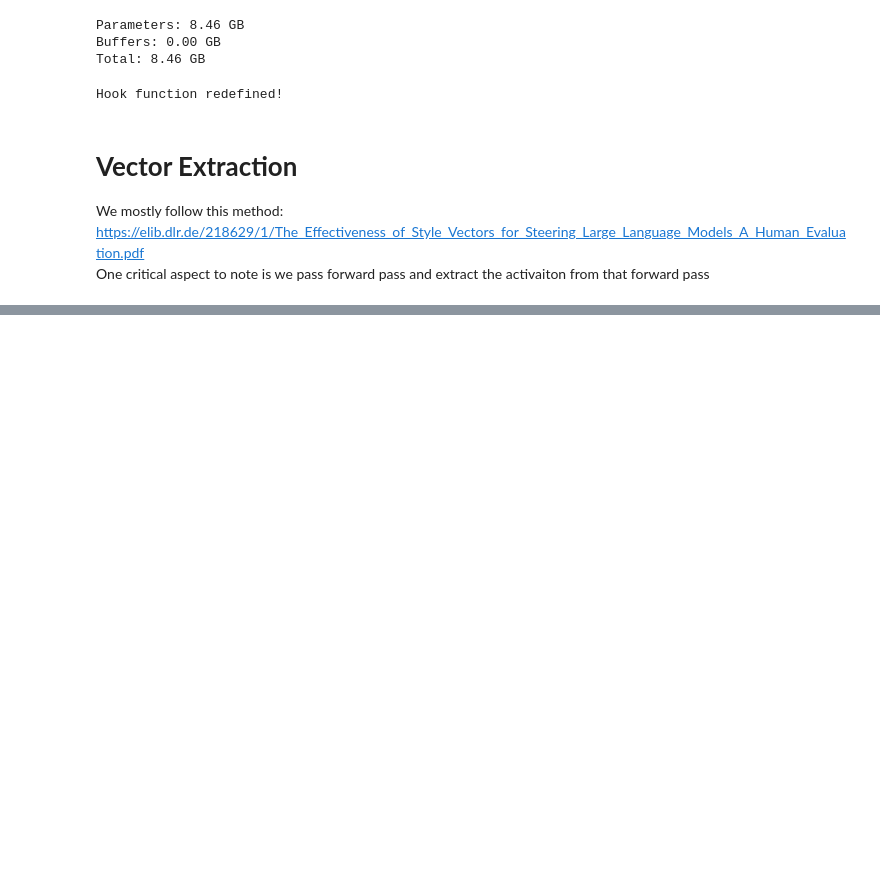
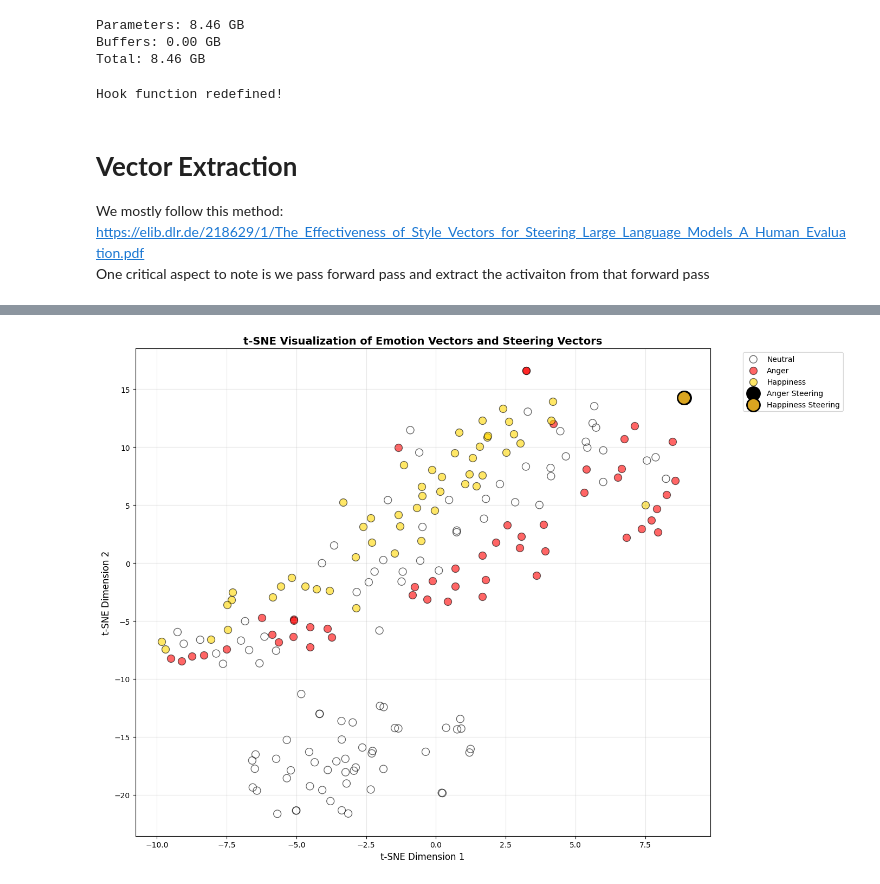
Before and after one commit to noobylub/Dissertation_Project, a Jupyter notebook: test.ipynb, the cells around one changed output, grey strips where cells are left out. Saved outputs shown, nothing was run; the diff lists cells and outputs as text; code cells hidden in the pictures; blank space fills up the shorter version.

Commit message:
done with steering, jsut need to refine

```diff
--- a/test.ipynb
+++ b/test.ipynb
@@ -353,0 +533,19 @@ torch.Size([1, 1, 4096])
+# %%
+vectors = {
+    'neutral': [],
+    'anger': [],
+    'happiness': []
+}
+layer = 20
+# %%
+for prompt in neutral_prompts:
+    vector = generate_extract(prompt, model, tokenizer, max_new_tokens=200, layer_idx=layer)
+    vectors['neutral'].append(vector)
+
+for prompt in anger_prompts:
+    vector = generate_extract(prompt, model, tokenizer, max_new_tokens=200, layer_idx=layer)
+    vectors['anger'].append(vector)
+
+for prompt in happiness_prompts:
+    vector = generate_extract(prompt, model, tokenizer, max_new_tokens=200, layer_idx=layer)
+    vectors['happiness'].append(vector)
@@ -353,0 +605,74 @@ torch.Size([1, 1, 4096])
+# %%
+import matplotlib.pyplot as plt
+from sklearn.manifold import TSNE
+import numpy as np
+
+# Prepare data for t-SNE
+# Combine all individual mean vectors (before final averaging)
+all_vectors = []
+labels = []
+colors = []
+
+# Add neutral vectors
+for v in neutral_vectors_mean:
+    all_vectors.append(v.float().cpu().numpy())
+    labels.append('Neutral')
+    colors.append('none')
+
+# Add anger vectors
+for v in anger_vectors_mean:
+    all_vectors.append(v.float().cpu().numpy())
+    labels.append('Anger')
+    colors.append('red')
+
+# Add happiness vectors
+for v in happiness_vectors_mean:
+    all_vectors.append(v.float().cpu().numpy())
+    labels.append('Happiness')
+    colors.append('gold')
+
+# Add steering vectors
+all_vectors.append(anger_steering.float().cpu().numpy())
+labels.append('Anger Steering')
+colors.append('black')
+
+all_vectors.append(happiness_steering.float().cpu().numpy())
+labels.append('Happiness Steering')
+colors.append('goldenrod')
+
+# Convert to numpy array
+X = np.array(all_vectors)
+
+# Apply t-SNE
+tsne = TSNE(n_components=2, random_state=42, perplexity=30, n_iter=1000)
+X_tsne = tsne.fit_transform(X)
+
+# Create visualization
+plt.figure(figsize=(14, 10))
+
+# Plot individual vectors
+for i, (label, color) in enumerate(zip(labels, colors)):
+    if 'Steering' in label:
+        # Plot steering vectors with larger dots
+        plt.scatter(X_tsne[i, 0], X_tsne[i, 1], c=color, s=300,
+                   edgecolors='black', linewidth=2,
+                   label=label, zorder=5)
+    else:
+        # Plot individual sample vectors
+        if label not in plt.gca().get_legend_handles_labels()[1]:
+            plt.scatter(X_tsne[i, 0], X_tsne[i, 1], c=color, s=100,
+                       alpha=0.6, edgecolors='black', linewidth=1,
+                       label=label)
+        else:
+            plt.scatter(X_tsne[i, 0], X_tsne[i, 1], c=color, s=100,
+                       alpha=0.6, edgecolors='black', linewidth=1)
+
+plt.xlabel('t-SNE Dimension 1', fontsize=12)
+plt.ylabel('t-SNE Dimension 2', fontsize=12)
+plt.title('t-SNE Visualization of Emotion Vectors and Steering Vectors', fontsize=14, fontweight='bold')
+plt.legend(bbox_to_anchor=(1.05, 1), loc='upper left', fontsize=10)
+plt.grid(True, alpha=0.3)
+plt.tight_layout()
+plt.show()
+# %% [output]
+[figure, added]
```
Also changed, not shown: parts of 46 cells of this notebook, 6 other files.
